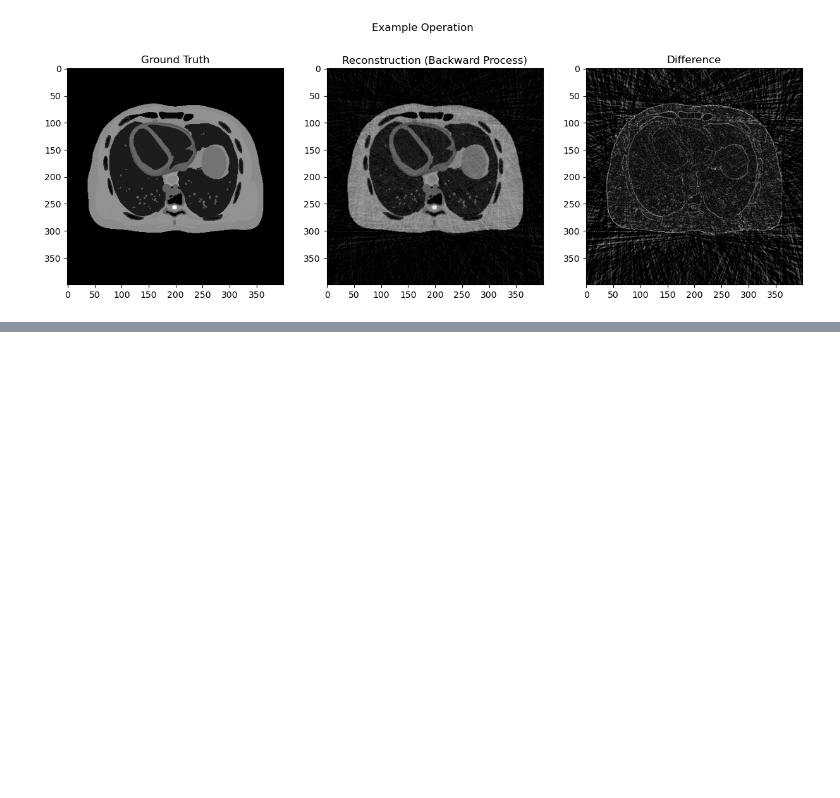
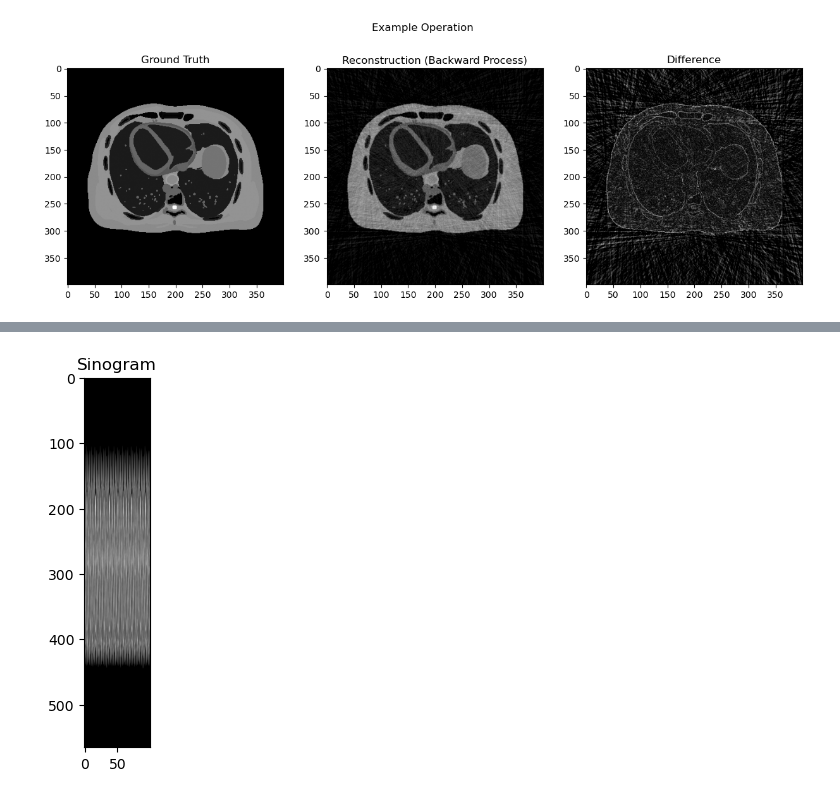
Before and after one commit to cmjw/MRI-Breathing-Artifacts, a Jupyter notebook: xcat_breathing_recon.ipynb, the cells around one changed output, grey strips where cells are left out. Saved outputs shown, nothing was run; the diff lists cells and outputs as text; code cells hidden in the pictures; blank space fills up the shorter version.

```diff
--- a/xcat_breathing_recon.ipynb
+++ b/xcat_breathing_recon.ipynb
@@ -278,0 +284,8 @@ plt.show();
+# %%
+plot = plt.figure();
+plot = plt.imshow(ex_sinogram.T, cmap='grey');
+plt.title("Sinogram");
+#plt.savefig('fig/example_astra_all.png');
+plt.show(plot)
+# %% [output]
+[figure, added]
```
Also changed, not shown: parts of 15 cells of this notebook.
